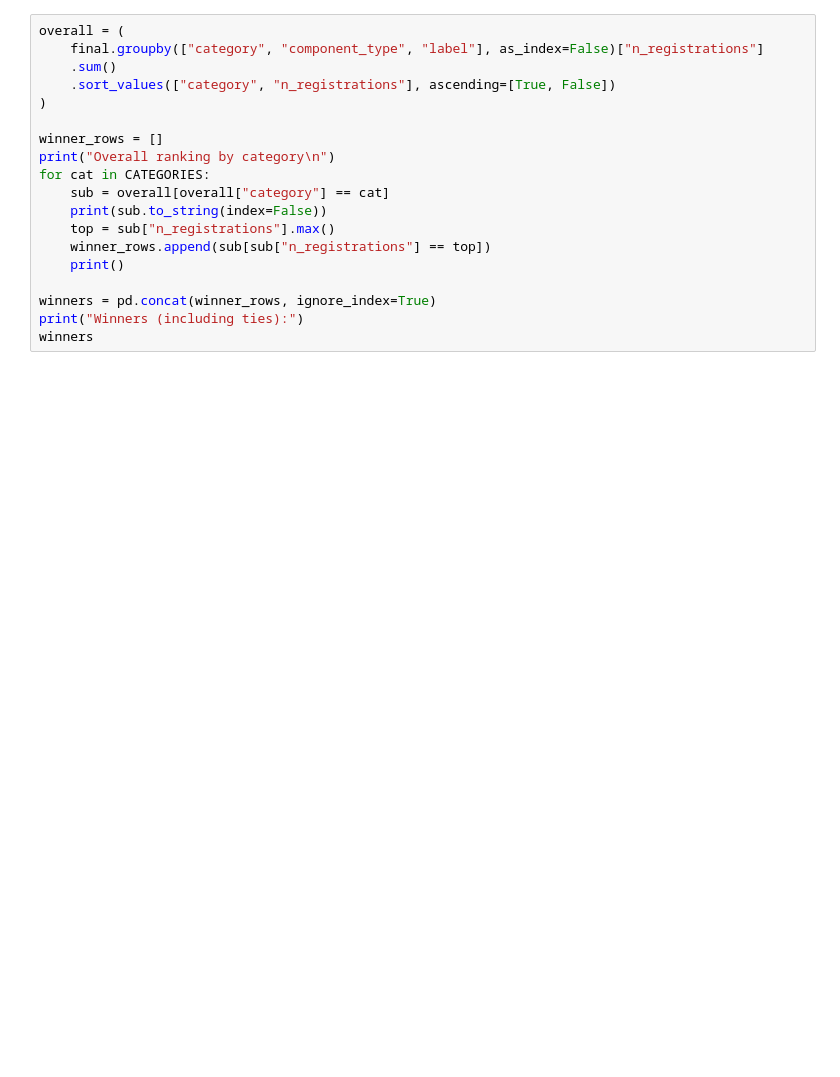
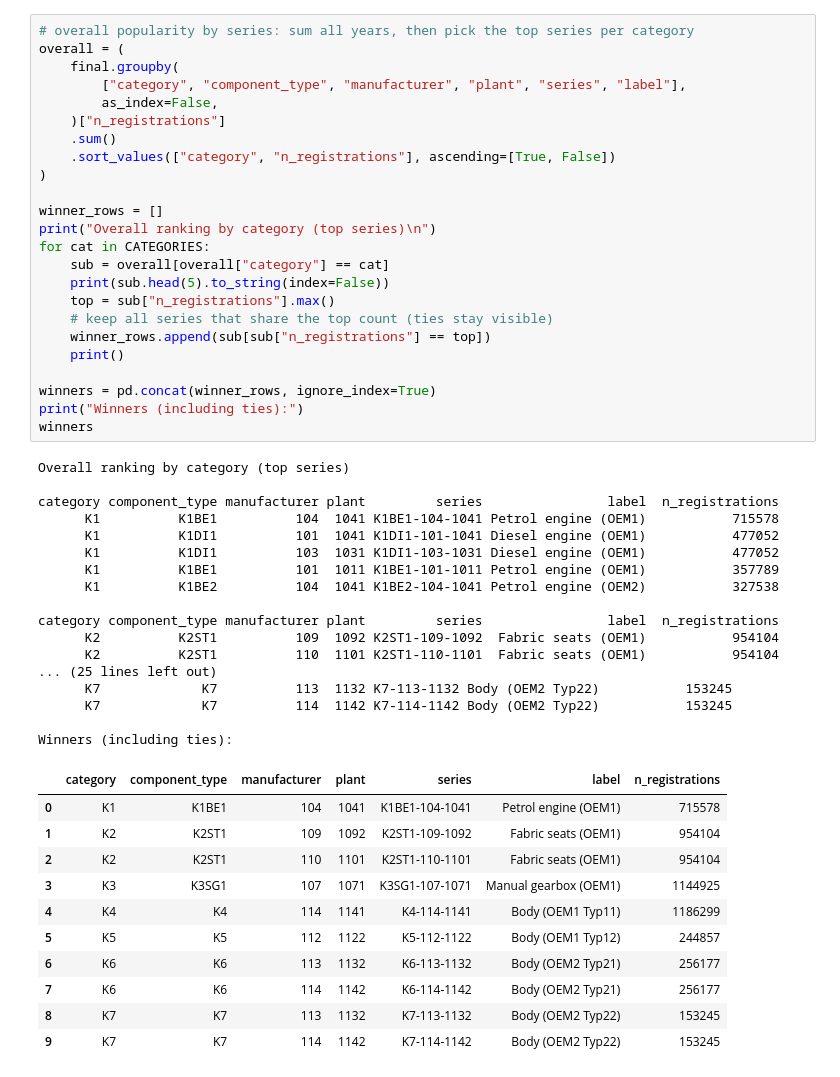
Before and after one commit to willi1234567899/IDA-SoSe26, a Jupyter notebook: SoSe26_Case_Study_Group_38.ipynb, the cells around one changed output. Drawn from its saved outputs; the diff is of its cells as text; blank space fills up the shorter version.

```diff
--- a/SoSe26_Case_Study_Group_38.ipynb
+++ b/SoSe26_Case_Study_Group_38.ipynb
@@ -251,20 +379,54 @@ that ranking is stable.
 # %%
+# overall popularity by series: sum all years, then pick the top series per category
 overall = (
-    final.groupby(["category", "component_type", "label"], as_index=False)["n_registrations"]
+    final.groupby(
+        ["category", "component_type", "manufacturer", "plant", "series", "label"],
+        as_index=False,
+    )["n_registrations"]
     .sum()
     .sort_values(["category", "n_registrations"], ascending=[True, False])
 )
 
 winner_rows = []
-print("Overall ranking by category\n")
+print("Overall ranking by category (top series)\n")
 for cat in CATEGORIES:
     sub = overall[overall["category"] == cat]
-    print(sub.to_string(index=False))
+    print(sub.head(5).to_string(index=False))
     top = sub["n_registrations"].max()
+    # keep all series that share the top count (ties stay visible)
     winner_rows.append(sub[sub["n_registrations"] == top])
     print()
 
 winners = pd.concat(winner_rows, ignore_index=True)
 print("Winners (including ties):")
 winners
+# %% [output]
+Overall ranking by category (top series)
+
+category component_type manufacturer plant         series                label  n_registrations
+      K1          K1BE1          104  1041 K1BE1-104-1041 Petrol engine (OEM1)           715578
+      K1          K1DI1          101  1041 K1DI1-101-1041 Diesel engine (OEM1)           477052
+      K1          K1DI1          103  1031 K1DI1-103-1031 Diesel engine (OEM1)           477052
+      K1          K1BE1          101  1011 K1BE1-101-1011 Petrol engine (OEM1)           357789
+      K1          K1BE2          104  1041 K1BE2-104-1041 Petrol engine (OEM2)           327538
+
+category component_type manufacturer plant         series                label  n_registrations
+      K2          K2ST1          109  1092 K2ST1-109-1092  Fabric seats (OEM1)           954104
+      K2          K2ST1          110  1101 K2ST1-110-1101  Fabric seats (OEM1)           954104
+... (25 lines left out)
+      K7             K7          113  1132 K7-113-1132 Body (OEM2 Typ22)           153245
+      K7             K7          114  1142 K7-114-1142 Body (OEM2 Typ22)           153245
+
+Winners (including ties):
+|  | category | component_type | manufacturer | plant | series | label | n_registrations |
+| 0 | K1 | K1BE1 | 104 | 1041 | K1BE1-104-1041 | Petrol engine (OEM1) | 715578 |
+| 1 | K2 | K2ST1 | 109 | 1092 | K2ST1-109-1092 | Fabric seats (OEM1) | 954104 |
+| 2 | K2 | K2ST1 | 110 | 1101 | K2ST1-110-1101 | Fabric seats (OEM1) | 954104 |
+| 3 | K3 | K3SG1 | 107 | 1071 | K3SG1-107-1071 | Manual gearbox (OEM1) | 1144925 |
+| 4 | K4 | K4 | 114 | 1141 | K4-114-1141 | Body (OEM1 Typ11) | 1186299 |
+| 5 | K5 | K5 | 112 | 1122 | K5-112-1122 | Body (OEM1 Typ12) | 244857 |
+| 6 | K6 | K6 | 113 | 1132 | K6-113-1132 | Body (OEM2 Typ21) | 256177 |
+| 7 | K6 | K6 | 114 | 1142 | K6-114-1142 | Body (OEM2 Typ21) | 256177 |
+| 8 | K7 | K7 | 113 | 1132 | K7-113-1132 | Body (OEM2 Typ22) | 153245 |
+| 9 | K7 | K7 | 114 | 1142 | K7-114-1142 | Body (OEM2 Typ22) | 153245 |
 # %%
```
Also changed, not shown: parts of 19 cells of this notebook, 2 other files.
